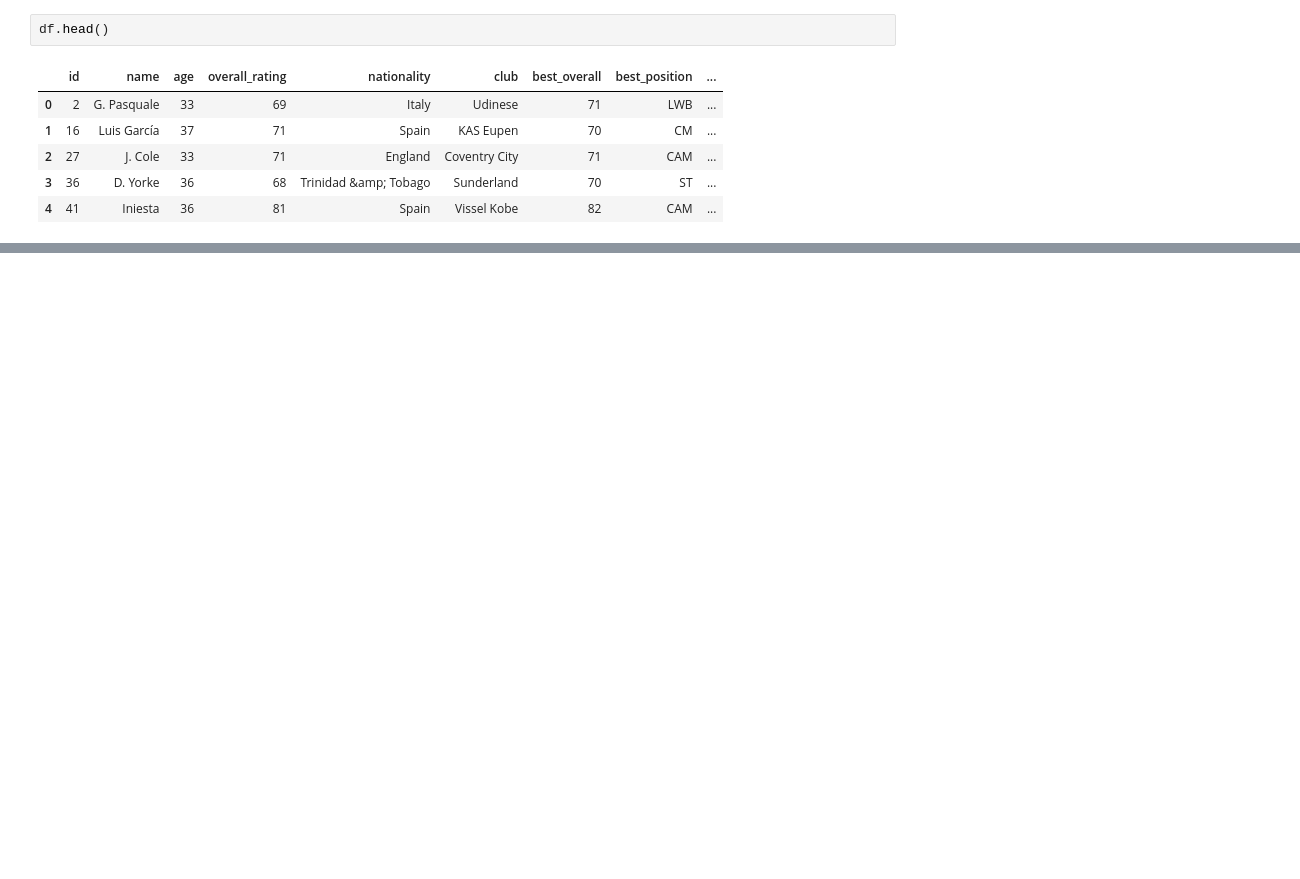
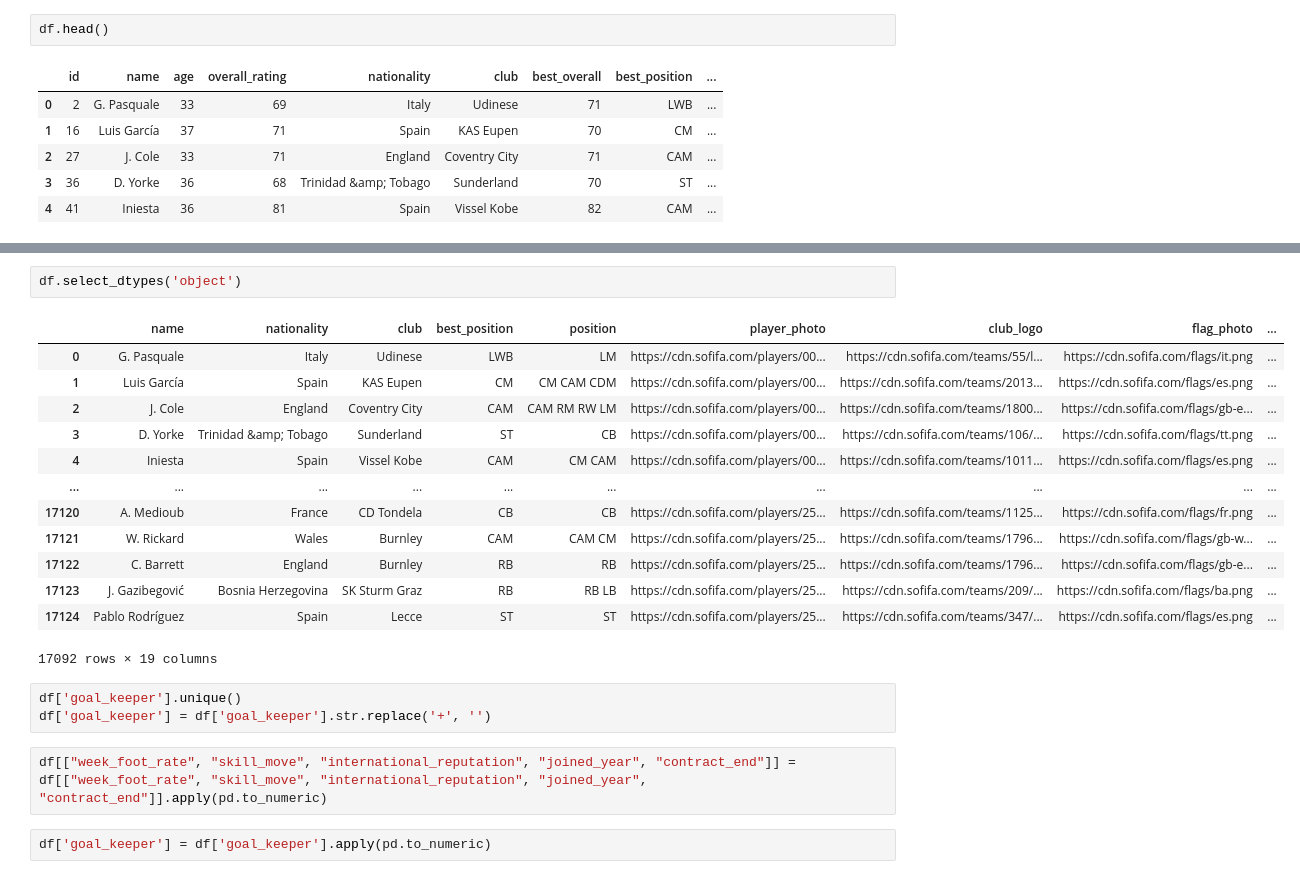
Before and after one commit to yuawano/P1_MoneyBall_FIFA, a Jupyter notebook: Data/P1_Money_Ball_Yuri Awano.ipynb, the cells around one changed output, grey strips where cells are left out. Drawn from its saved outputs; the diff is of its cells as text; blank space fills up the shorter version.

```diff
--- a/Data/P1_Money_Ball_Yuri Awano.ipynb
+++ b/Data/P1_Money_Ball_Yuri Awano.ipynb
@@ -137,0 +722,23 @@ dtype: bool
+# %%
+df.select_dtypes('object')
+# %% [output]
+|  | name | nationality | club | best_position | position | player_photo | club_logo | flag_photo | ... |
+| 0 | G. Pasquale | Italy | Udinese | LWB | LM | https://cdn.sofifa.com/players/00... | https://cdn.sofifa.com/teams/55/l... | https://cdn.sofifa.com/flags/it.png | ... |
+| 1 | Luis García | Spain | KAS Eupen | CM | CM CAM CDM | https://cdn.sofifa.com/players/00... | https://cdn.sofifa.com/teams/2013... | https://cdn.sofifa.com/flags/es.png | ... |
+| 2 | J. Cole | England | Coventry City | CAM | CAM RM RW LM | https://cdn.sofifa.com/players/00... | https://cdn.sofifa.com/teams/1800... | https://cdn.sofifa.com/flags/gb-e... | ... |
+| 3 | D. Yorke | Trinidad &amp; Tobago | Sunderland | ST | CB | https://cdn.sofifa.com/players/00... | https://cdn.sofifa.com/teams/106/... | https://cdn.sofifa.com/flags/tt.png | ... |
+| 4 | Iniesta | Spain | Vissel Kobe | CAM | CM CAM | https://cdn.sofifa.com/players/00... | https://cdn.sofifa.com/teams/1011... | https://cdn.sofifa.com/flags/es.png | ... |
+| ... | ... | ... | ... | ... | ... | ... | ... | ... | ... |
+| 17120 | A. Medioub | France | CD Tondela | CB | CB | https://cdn.sofifa.com/players/25... | https://cdn.sofifa.com/teams/1125... | https://cdn.sofifa.com/flags/fr.png | ... |
+| 17121 | W. Rickard | Wales | Burnley | CAM | CAM CM | https://cdn.sofifa.com/players/25... | https://cdn.sofifa.com/teams/1796... | https://cdn.sofifa.com/flags/gb-w... | ... |
+| 17122 | C. Barrett | England | Burnley | RB | RB | https://cdn.sofifa.com/players/25... | https://cdn.sofifa.com/teams/1796... | https://cdn.sofifa.com/flags/gb-e... | ... |
+| 17123 | J. Gazibegović | Bosnia Herzegovina | SK Sturm Graz | RB | RB LB | https://cdn.sofifa.com/players/25... | https://cdn.sofifa.com/teams/209/... | https://cdn.sofifa.com/flags/ba.png | ... |
+| 17124 | Pablo Rodríguez | Spain | Lecce | ST | ST | https://cdn.sofifa.com/players/25... | https://cdn.sofifa.com/teams/347/... | https://cdn.sofifa.com/flags/es.png | ... |
+17092 rows × 19 columns
+# %%
+df['goal_keeper'].unique()
+df['goal_keeper'] = df['goal_keeper'].str.replace('+', '')
+# %%
+df[["week_foot_rate", "skill_move", "international_reputation", "joined_year", "contract_end"]] = df[["week_foot_rate", "skill_move", "international_reputation", "joined_year", "contract_end"]].apply(pd.to_numeric)
+# %%
+df['goal_keeper'] = df['goal_keeper'].apply(pd.to_numeric)
```
Also changed, not shown: parts of 73 cells of this notebook, 5 other files.
